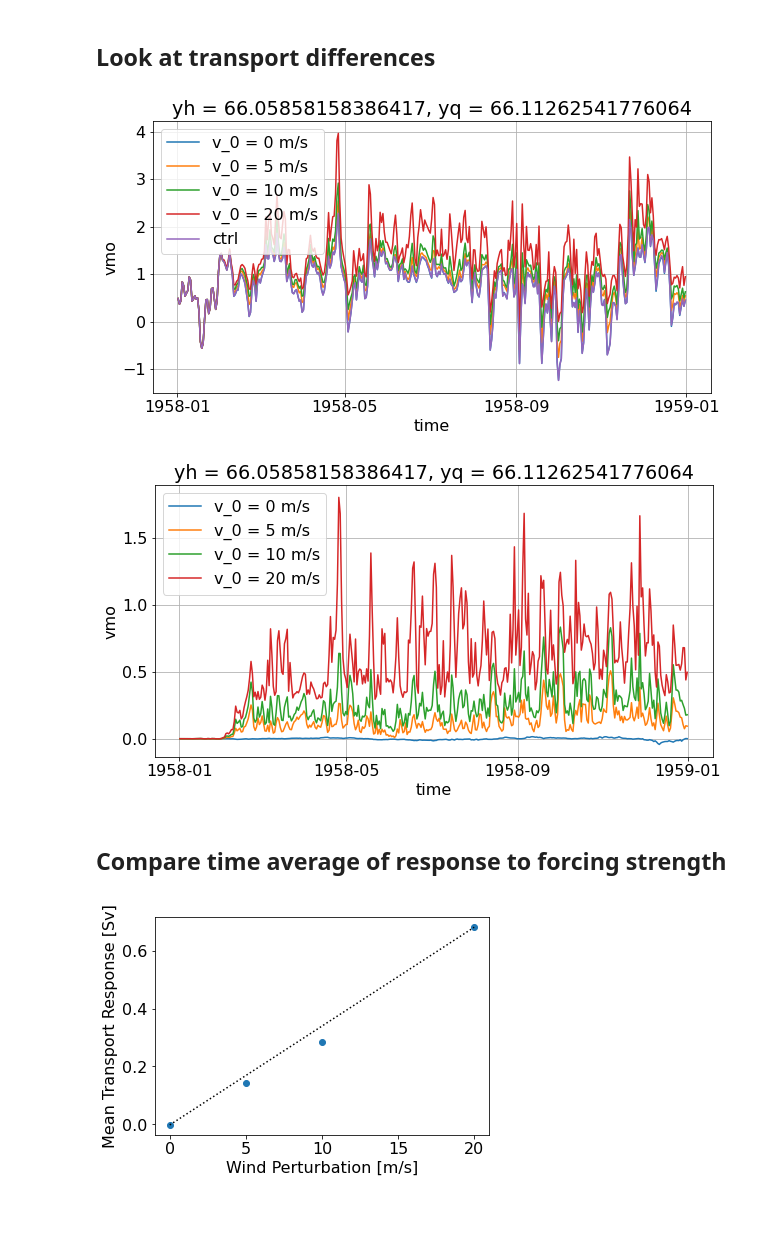
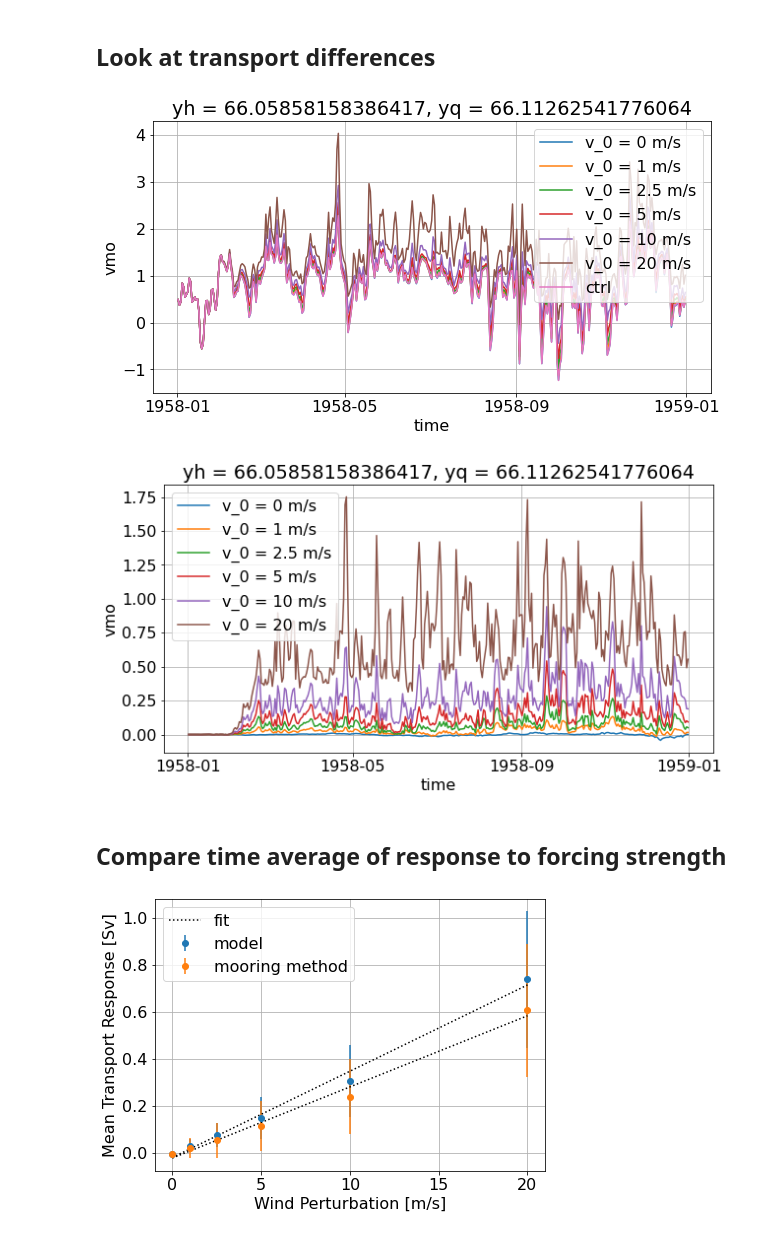
Before and after one commit to marionalberty/Chukchi_heatbudgets, a Jupyter notebook: notebooks/BWP_firstCheck.ipynb, the cells around one changed output. Cells and saved outputs as stored; diff of their text form; code cells hidden in the pictures.

```diff
--- a/notebooks/BWP_firstCheck.ipynb
+++ b/notebooks/BWP_firstCheck.ipynb
@@ -86,6 +142,8 @@ rho_0 = 1035
 # %%
 fig = plt.figure(figsize=(10,5))
 (DS_v0['vmo'].sum(['xh','z_l'])/rho_0*(10**-6)).plot(label='v_0 = 0 m/s')
+(DS_v1['vmo'].sum(['xh','z_l'])/rho_0*(10**-6)).plot(label='v_0 = 1 m/s')
+(DS_v2['vmo'].sum(['xh','z_l'])/rho_0*(10**-6)).plot(label='v_0 = 2.5 m/s')
 (DS_v5['vmo'].sum(['xh','z_l'])/rho_0*(10**-6)).plot(label='v_0 = 5 m/s')
 (DS_v10['vmo'].sum(['xh','z_l'])/rho_0*(10**-6)).plot(label='v_0 = 10 m/s')
 (DS_v20['vmo'].sum(['xh','z_l'])/rho_0*(10**-6)).plot(label='v_0 = 20 m/s')
@@ -94,10 +152,12 @@ plt.legend()
 plt.grid()
 plt.show()
 # %% [output]
-[figure, old version]
+[figure, new version]
 # %%
 fig = plt.figure(figsize=(10,5))
 ((DS_v0['vmo'].sum(['xh','z_l']) - DS_ctrl['vmo'].sum(['xh','z_l']))/rho_0*(10**-6)).plot(label='v_0 = 0 m/s')
+((DS_v1['vmo'].sum(['xh','z_l']) - DS_ctrl['vmo'].sum(['xh','z_l']))/rho_0*(10**-6)).plot(label='v_0 = 1 m/s')
+((DS_v2['vmo'].sum(['xh','z_l']) - DS_ctrl['vmo'].sum(['xh','z_l']))/rho_0*(10**-6)).plot(label='v_0 = 2.5 m/s')
 ((DS_v5['vmo'].sum(['xh','z_l']) - DS_ctrl['vmo'].sum(['xh','z_l']))/rho_0*(10**-6)).plot(label='v_0 = 5 m/s')
 ((DS_v10['vmo'].sum(['xh','z_l']) - DS_ctrl['vmo'].sum(['xh','z_l']))/rho_0*(10**-6)).plot(label='v_0 = 10 m/s')
 ((DS_v20['vmo'].sum(['xh','z_l']) - DS_ctrl['vmo'].sum(['xh','z_l']))/rho_0*(10**-6)).plot(label='v_0 = 20 m/s')
@@ -105,7 +165,7 @@ plt.legend()
 plt.grid()
 plt.show()
 # %% [output]
-[figure, old version]
+[figure, new version]
 # %% [markdown]
 ## Compare time average of response to forcing strength
 # %%
@@ -120,0 +183,5 @@ T_v20 = mean_transport_response(DS_v20)
+# %%
+def std_transport_response(DS):
+    T_std = (DS['vmo'].sum(['xh','z_l']) - DS_ctrl['vmo'].sum(['xh','z_l'])
+            ).sel(time=slice('1958-04-01',None)).std('time')/rho_0*(10**-6)
+    return T_std.values
@@ -121,8 +195,44 @@ T_v20 = mean_transport_response(DS_v20)
+# %%
+T = [mean_transport_response(DS_v0),
+     mean_transport_response(DS_v1),
+     mean_transport_response(DS_v2),
+     mean_transport_response(DS_v5),
+     mean_transport_response(DS_v10),
+     mean_transport_response(DS_v20)]
+Tm = [mean_mooring_response(DS_v0),
+      mean_mooring_response(DS_v1),
+      mean_mooring_response(DS_v2),
+      mean_mooring_response(DS_v5),
+      mean_mooring_response(DS_v10),
+      mean_mooring_response(DS_v20)]
+T_std = [std_transport_response(DS_v0),
+         std_transport_response(DS_v1),
+         std_transport_response(DS_v2),
+         std_transport_response(DS_v5),
+         std_transport_response(DS_v10),
+         std_transport_response(DS_v20)]
+Tm_std = [std_mooring_response(DS_v0),
+          std_mooring_response(DS_v1),
+          std_mooring_response(DS_v2),
+          std_mooring_response(DS_v5),
+          std_mooring_response(DS_v10),
+          std_mooring_response(DS_v20)]
+vas = [0, 1, 2.5, 5, 10, 20]
+# %%
+p = np.polyfit(vas,T,1,full=True)
+pm = np.polyfit(vas,Tm,1,full=True)
 # %%
-plt.scatter([0, 5, 10, 20],[T_v0, T_v5, T_v10, T_v20])
-plt.plot([0, 20],[T_v0, T_v20],':k')
+fig = plt.figure(figsize=(7,5))
+plt.errorbar(vas,T,yerr=T_std,fmt='o',label='model')
+plt.errorbar(vas,Tm,yerr=Tm_std,fmt='o',label='mooring method')
+plt.plot(vas,np.polyval(p[0],vas),':k',label='fit')
+plt.plot(vas,np.polyval(pm[0],vas),':k')
 plt.ylabel('Mean Transport Response [Sv]')
 plt.xlabel('Wind Perturbation [m/s]')
+plt.legend()
+plt.grid()
 plt.show()
+# save fig
+fig.savefig('../figures/PerturbationExperiments/BStransportResponse_perWindPert.pdf')
 # %% [output]
-[figure, old version]
+[figure, new version]
```
Also changed, not shown: parts of 19 cells of this notebook, 2 other files.
